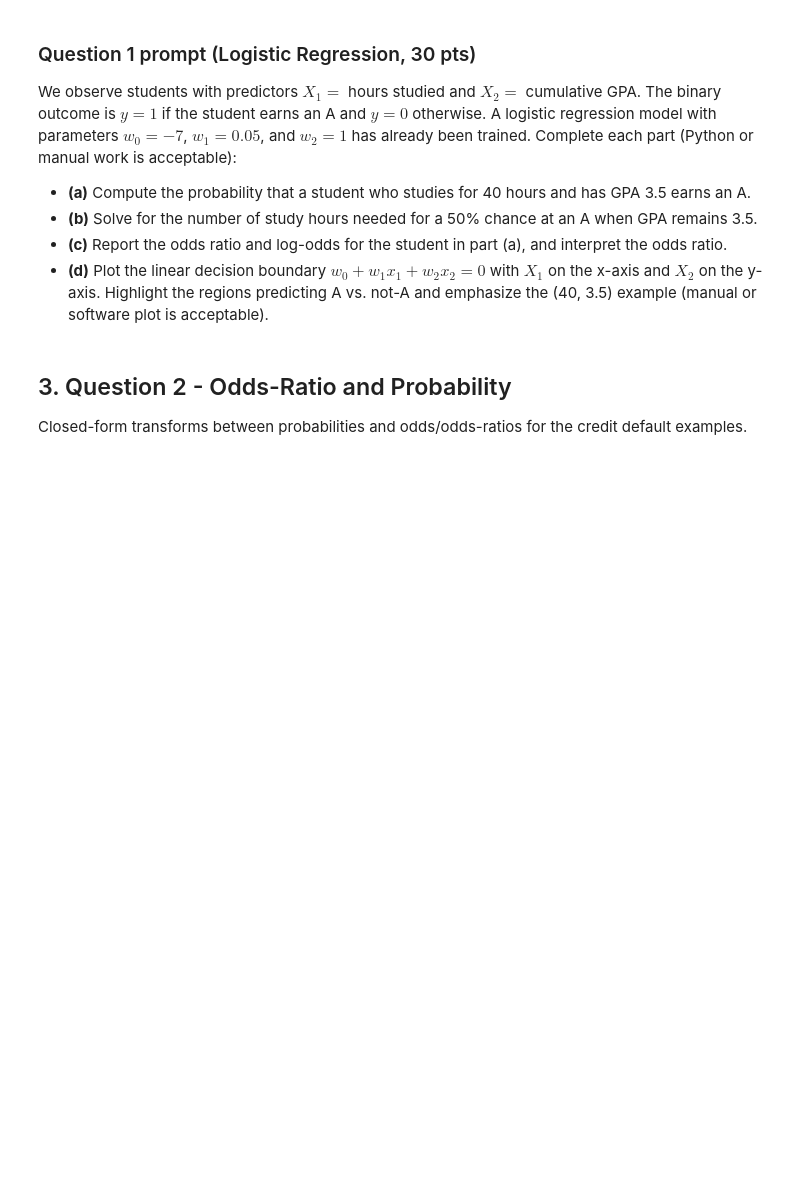
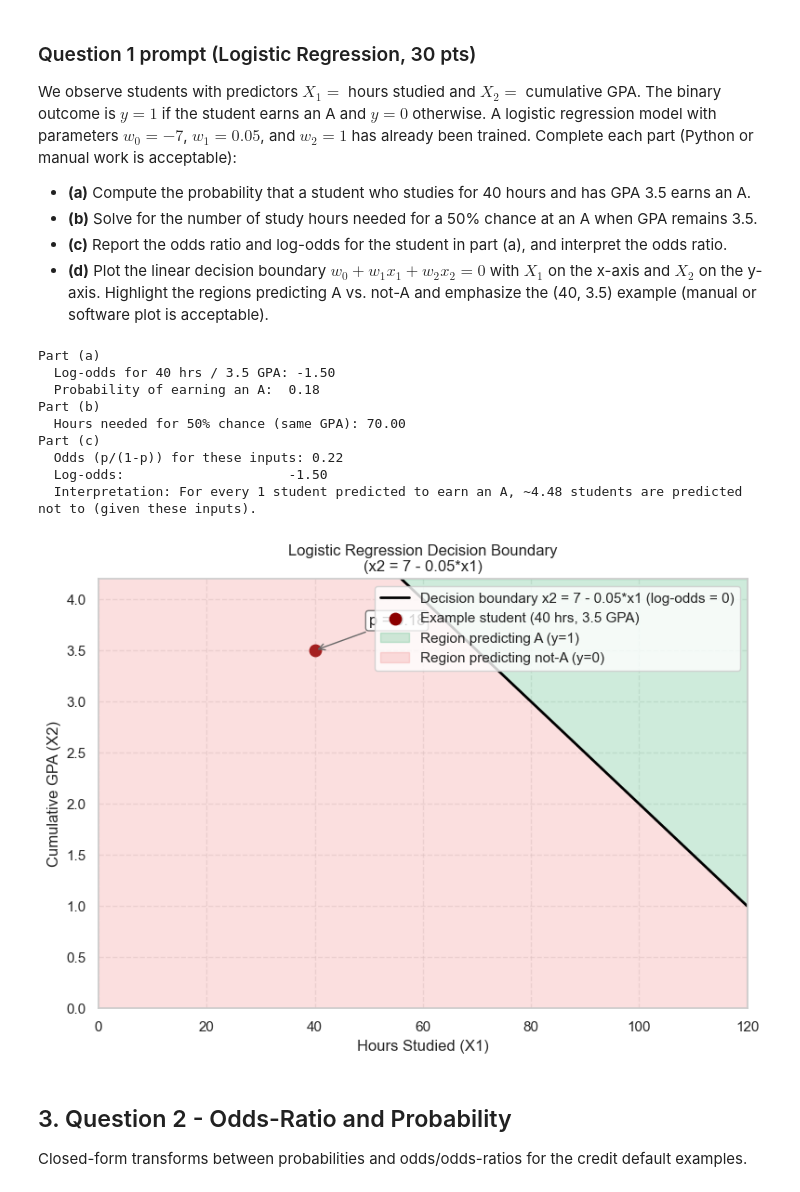
Before and after one commit to albertoquiroga-ctrl/exchange-data-concepts, a Jupyter notebook: Assignment 2.ipynb, the cells around one changed output. Drawn from its saved outputs; the diff is of its cells as text; code cells hidden in the pictures; blank space fills up the shorter version.

```diff
--- a/Assignment 2.ipynb
+++ b/Assignment 2.ipynb
@@ -113,8 +163,7 @@ prob_a = sigmoid(logit_a)
 
 print("Part (a)")
 print(f"  Log-odds for 40 hrs / 3.5 GPA: {logit_a:.2f}")
-print(f"  Probability of earning an A:  {prob_a:.2f}
-")
+print(f"  Probability of earning an A:  {prob_a:.2f}")
 
 # Part (b) -----------------------------------------------------
 # Solve w0 + w1 * hours + w2 * GPA = 0 for hours when GPA stays at 3.5
@@ -124,8 +173,7 @@ target_logit = np.log(target_probability / (1 - target_probability))  # equals 0
 hours_for_half = (-w0 - w2 * gpa_example) / w1
 
 print("Part (b)")
-print(f"  Hours needed for 50% chance (same GPA): {hours_for_half:.2f}
-")
+print(f"  Hours needed for 50% chance (same GPA): {hours_for_half:.2f}")
 
 # Part (c) -----------------------------------------------------
 # Odds (p / (1 - p)) equal exp(log-odds) for logistic regression outputs.
@@ -136,9 +184,7 @@ print(f"  Odds (p/(1-p)) for these inputs: {odds_a:.2f}")
 print(f"  Log-odds:                     {logit_a:.2f}")
 print(
     "  Interpretation: For every 1 student predicted to earn an A, "
-    f"~{(1 / odds_a):.2f} students are predicted not to (given these inputs).
-"
-)
+    f"~{(1 / odds_a):.2f} students are predicted not to (given these inputs).")
 
 # Part (d) -----------------------------------------------------
 # Plot the linear decision boundary w0 + w1*x1 + w2*x2 = 0.
@@ -167,33 +213,44 @@ plt.fill_between(
     alpha=0.25,
     label="Region predicting A (y=1)",
 )
 
 # Shade the negative region: GPA < boundary (log-odds < 0).
 plt.fill_between(
     x1_vals,
     0,
     decision_boundary,
     color="lightcoral",
     alpha=0.25,
     label="Region predicting not-A (y=0)",
 )
 
 plt.annotate(
     f"p = {prob_a:.2f}",
     xy=(hours_example, gpa_example),
     xytext=(hours_example + 10, gpa_example + 0.25),
     arrowprops=dict(arrowstyle="->", color="dimgray"),
     bbox=dict(boxstyle="round,pad=0.2", fc="white", ec="dimgray", alpha=0.9),
 )
 
 plt.title("Logistic Regression Decision Boundary\n(x2 = 7 - 0.05*x1)")
 plt.xlabel("Hours Studied (X1)")
 plt.ylabel("Cumulative GPA (X2)")
 plt.ylim(0, 4.2)
 plt.xlim(0, 120)
 plt.grid(True, linestyle="--", alpha=0.4)
 plt.legend(loc="upper right")
 plt.show()
+# %% [output]
+Part (a)
+  Log-odds for 40 hrs / 3.5 GPA: -1.50
+  Probability of earning an A:  0.18
+Part (b)
+  Hours needed for 50% chance (same GPA): 70.00
+Part (c)
+  Odds (p/(1-p)) for these inputs: 0.22
+  Log-odds:                     -1.50
+  Interpretation: For every 1 student predicted to earn an A, ~4.48 students are predicted not to (given these inputs).
+[figure, added]
 # %% [markdown]
 ## 3. Question 2 - Odds-Ratio and Probability
 
```
Also changed, not shown: parts of 11 cells of this notebook.
